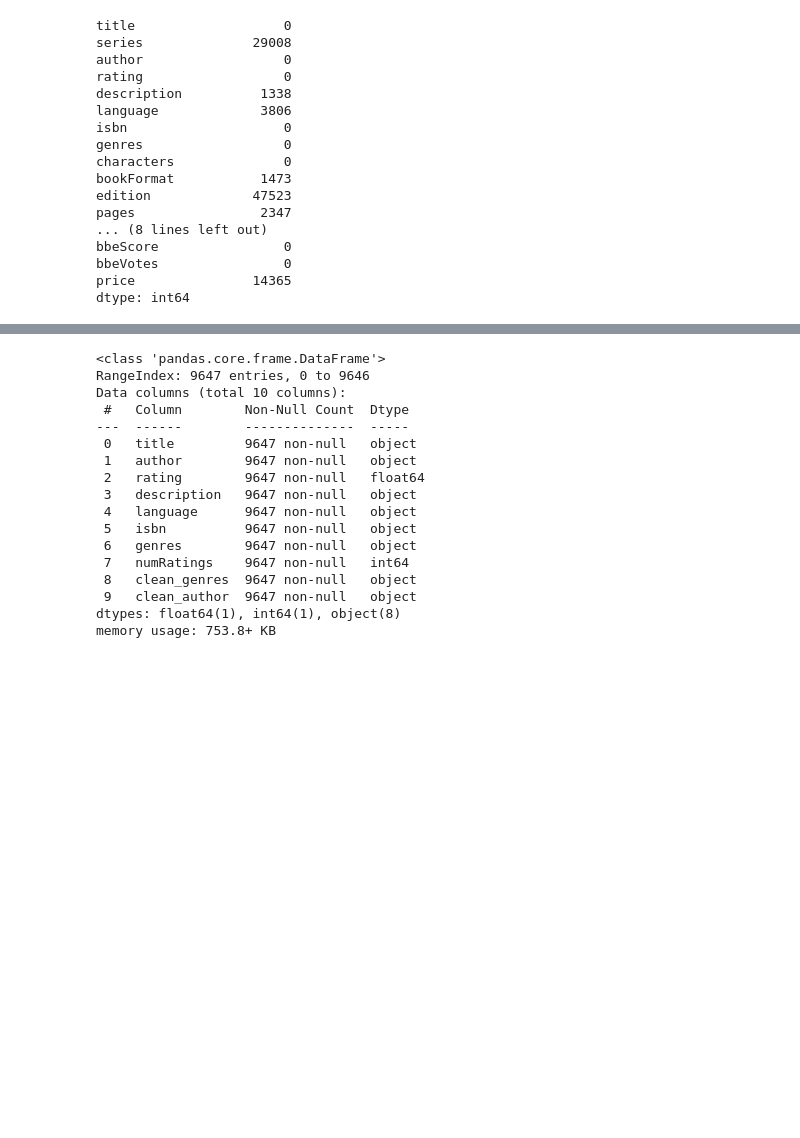
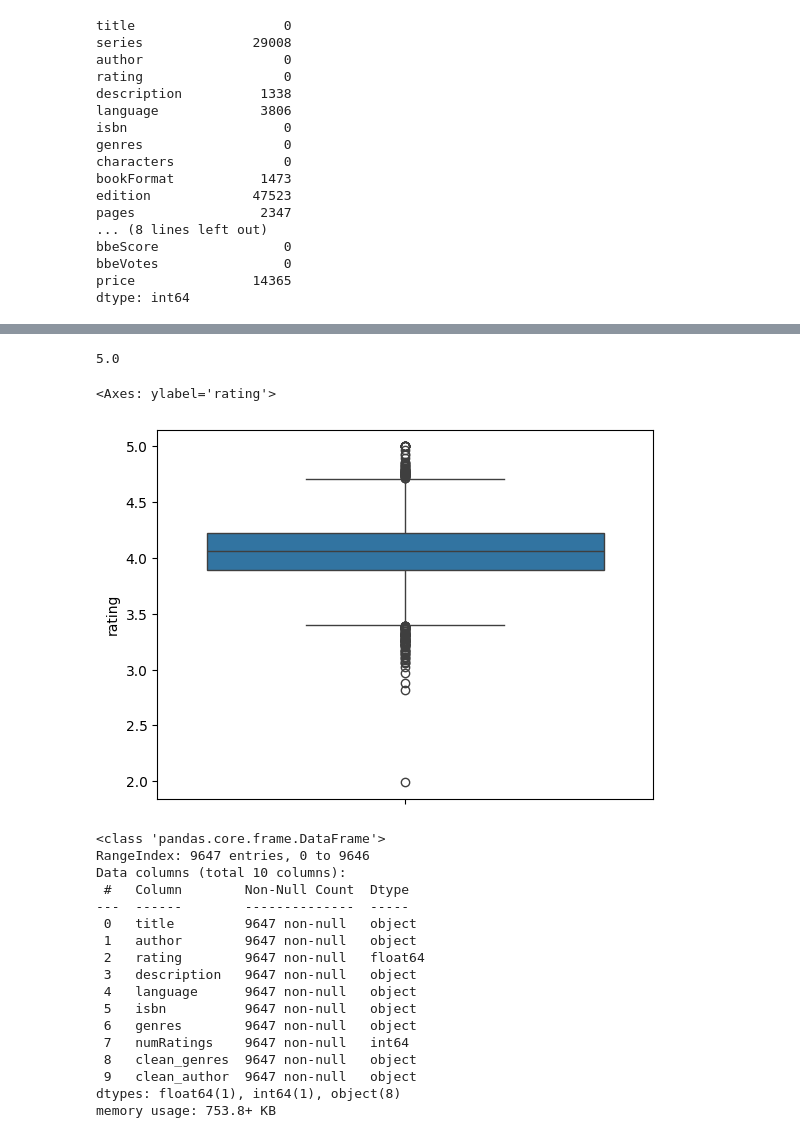
Before and after one commit to ceciliasx/liberai, a Jupyter notebook: main.ipynb, the cells around one changed output, grey strips where cells are left out. Saved outputs shown, nothing was run; the diff lists cells and outputs as text; code cells hidden in the pictures; blank space fills up the shorter version.

```diff
--- a/main.ipynb
+++ b/main.ipynb
@@ -99,3 +186,10 @@ df.reset_index(drop=True, inplace=True)
+# %%
+print(df['rating'].max())
+sns.boxplot(df['rating'])
+# %% [output]
+5.0
+<Axes: ylabel='rating'>
+[figure, added]
 # %%
 df.info()
 # %% [output]
```
Also changed, not shown: parts of 20 cells of this notebook, 1 other file.
